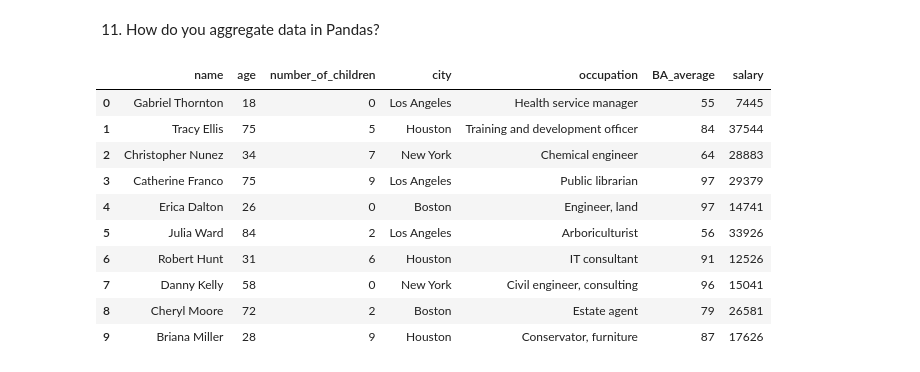
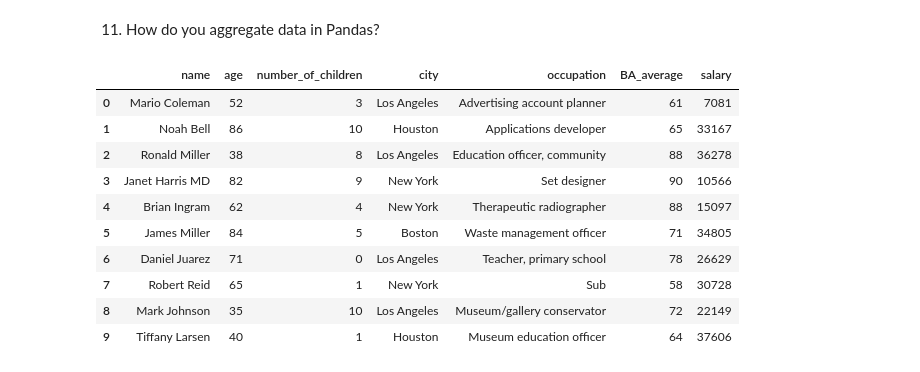
Before and after one commit to jordanriver/DScourse, a Jupyter notebook: Homework/week4_ex_jordan.ipynb, the cells around one changed output. Saved outputs shown, nothing was run; the diff lists cells and outputs as text; code cells hidden in the pictures.

```diff
--- a/Homework/week4_ex_jordan.ipynb
+++ b/Homework/week4_ex_jordan.ipynb
@@ -235,33 +220,36 @@ my_df[my_df['age'] < 30]
 11. How do you aggregate data in Pandas?
 # %%
 names = [fake.name() for _ in range(10)]
-ages= [fake.random.randint(18, 90) for _ in range(10)]
+ages = [fake.random.randint(18, 90) for _ in range(10)]
 occupations = [fake.job() for _ in range(10)]
 salaries = [fake.random.randint(6000.0, 40000.0) for _ in range(10)]
 num_of_children = [fake.random.randint(0, 10) for _ in range(10)]
-city_index = ['Boston', 'New York', 'Los Angeles', 'Houston']
+city_index = ["Boston", "New York", "Los Angeles", "Houston"]
 cities = fake.random.choices(city_index, k=10)
 BA_averages = [fake.random.randint(55.0, 100.0) for _ in range(10)]
 
-students = pd.DataFrame({'name': names,
-                         'age': ages,
-                         'number_of_children': num_of_children,
-                         'city': cities,
-                         'occupation': occupations,
-                         'BA_average': BA_averages,
-                         'salary': salaries
-                         })
+students = pd.DataFrame(
+    {
+        "name": names,
+        "age": ages,
+        "number_of_children": num_of_children,
+        "city": cities,
+        "occupation": occupations,
+        "BA_average": BA_averages,
+        "salary": salaries,
+    }
+)
 
 students
 # %% [output]
 |  | name | age | number_of_children | city | occupation | BA_average | salary |
-| 0 | Gabriel Thornton | 18 | 0 | Los Angeles | Health service manager | 55 | 7445 |
-| 1 | Tracy Ellis | 75 | 5 | Houston | Training and development officer | 84 | 37544 |
-| 2 | Christopher Nunez | 34 | 7 | New York | Chemical engineer | 64 | 28883 |
-| 3 | Catherine Franco | 75 | 9 | Los Angeles | Public librarian | 97 | 29379 |
-| 4 | Erica Dalton | 26 | 0 | Boston | Engineer, land | 97 | 14741 |
-| 5 | Julia Ward | 84 | 2 | Los Angeles | Arboriculturist | 56 | 33926 |
-| 6 | Robert Hunt | 31 | 6 | Houston | IT consultant | 91 | 12526 |
-| 7 | Danny Kelly | 58 | 0 | New York | Civil engineer, consulting | 96 | 15041 |
-| 8 | Cheryl Moore | 72 | 2 | Boston | Estate agent | 79 | 26581 |
-| 9 | Briana Miller | 28 | 9 | Houston | Conservator, furniture | 87 | 17626 |
+| 0 | Mario Coleman | 52 | 3 | Los Angeles | Advertising account planner | 61 | 7081 |
+| 1 | Noah Bell | 86 | 10 | Houston | Applications developer | 65 | 33167 |
+| 2 | Ronald Miller | 38 | 8 | Los Angeles | Education officer, community | 88 | 36278 |
+| 3 | Janet Harris MD | 82 | 9 | New York | Set designer | 90 | 10566 |
+| 4 | Brian Ingram | 62 | 4 | New York | Therapeutic radiographer | 88 | 15097 |
+| 5 | James Miller | 84 | 5 | Boston | Waste management officer | 71 | 34805 |
+| 6 | Daniel Juarez | 71 | 0 | Los Angeles | Teacher, primary school | 78 | 26629 |
+| 7 | Robert Reid | 65 | 1 | New York | Sub | 58 | 30728 |
+| 8 | Mark Johnson | 35 | 10 | Los Angeles | Museum/gallery conservator | 72 | 22149 |
+| 9 | Tiffany Larsen | 40 | 1 | Houston | Museum education officer | 64 | 37606 |
```
Also changed, not shown: parts of 59 cells of this notebook.
